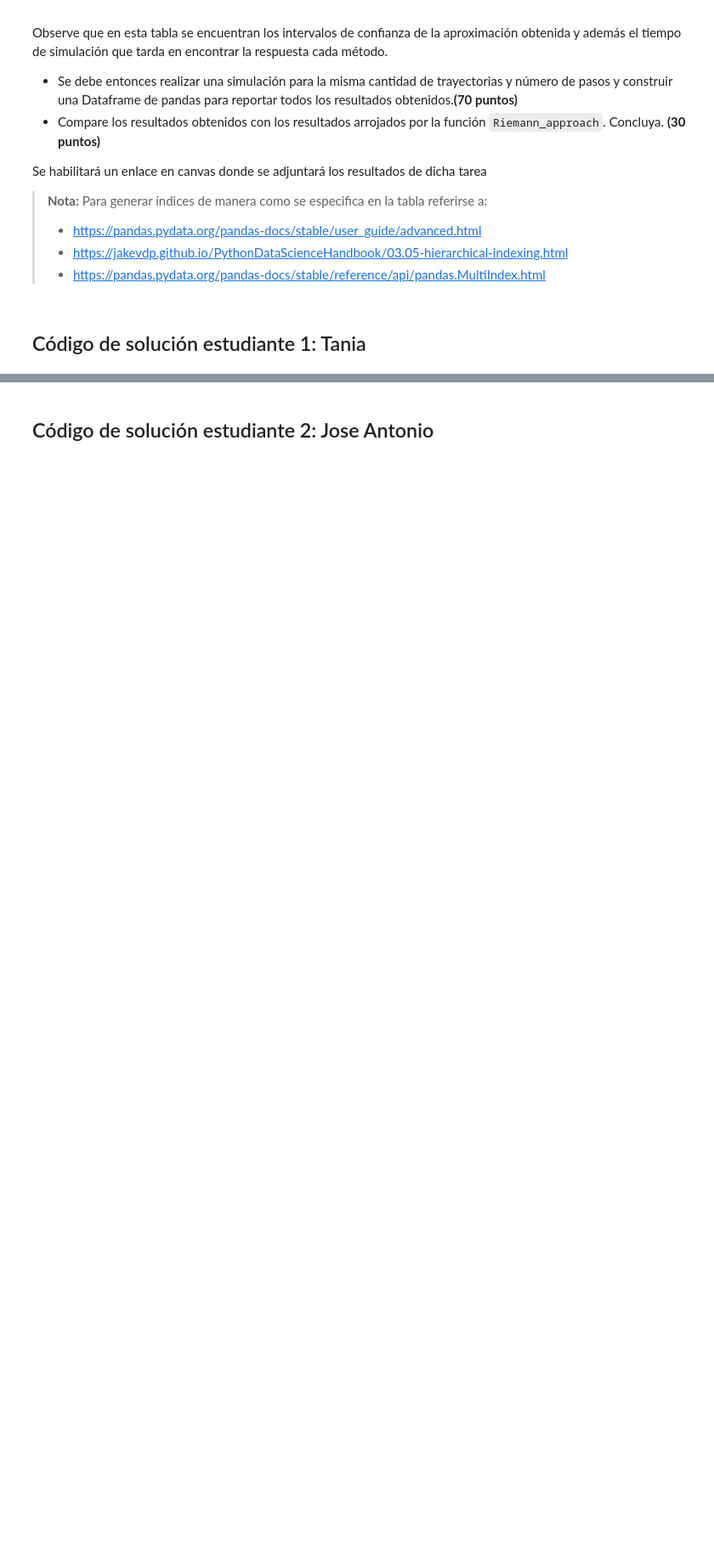
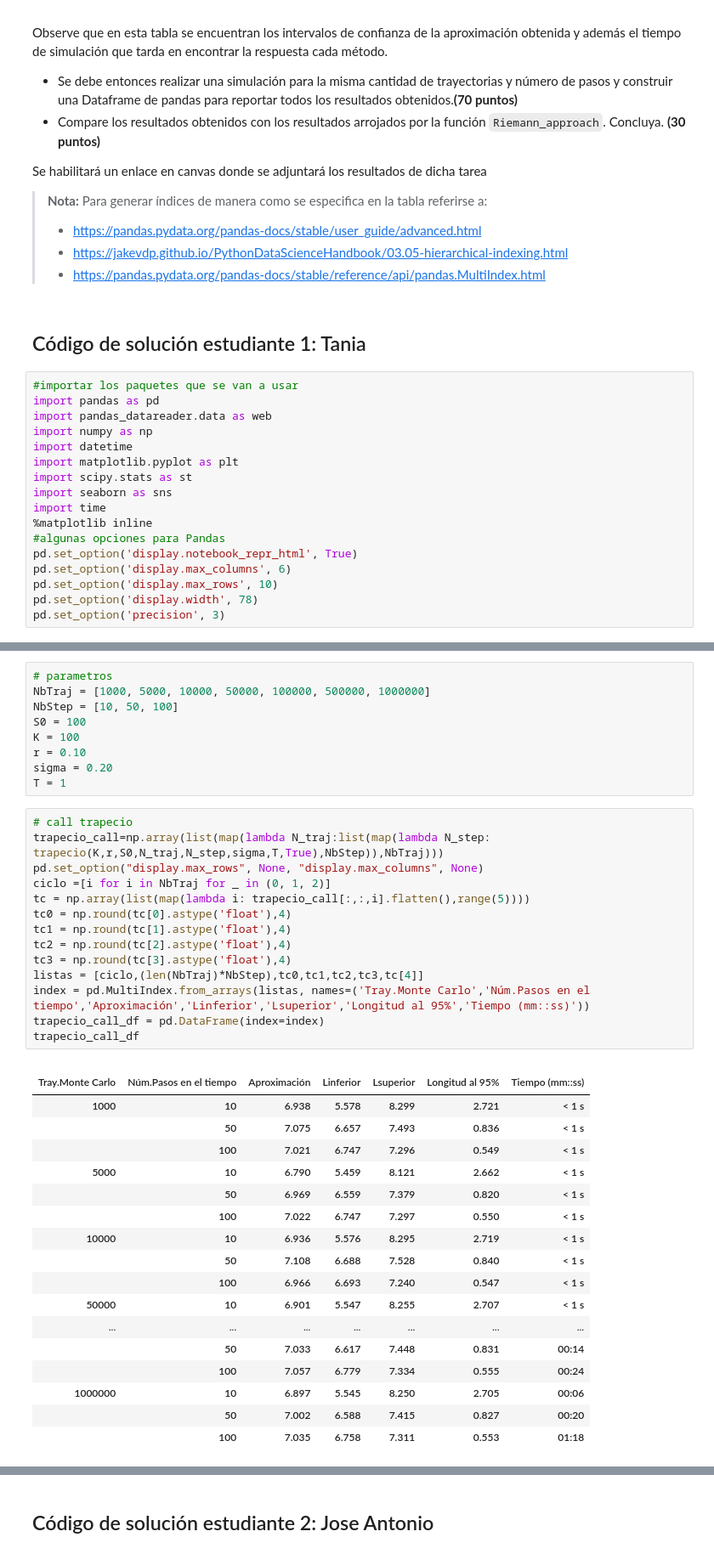
Before and after one commit to SebasGlez2000/Tarea9_TBell_JAContreras, a Jupyter notebook: Tarea9_TBell_JAContreras_SGonzalez.ipynb, the cells around one changed output, grey strips where cells are left out. Shown at 85% size. Saved outputs shown, nothing was run; the diff lists cells and outputs as text; blank space fills up the shorter version.

```diff
--- a/Tarea9_TBell_JAContreras_SGonzalez.ipynb
+++ b/Tarea9_TBell_JAContreras_SGonzalez.ipynb
@@ -32,3 +32,20 @@ Se habilitará un enlace en canvas donde se adjuntará los resultados de dicha t
 > - https://pandas.pydata.org/pandas-docs/stable/reference/api/pandas.MultiIndex.html
 # %% [markdown]
 ## Código de solución estudiante 1: Tania
+# %%
+#importar los paquetes que se van a usar
+import pandas as pd
+import pandas_datareader.data as web
+import numpy as np
+import datetime
+import matplotlib.pyplot as plt
+import scipy.stats as st
+import seaborn as sns
+import time
+%matplotlib inline
+#algunas opciones para Pandas
+pd.set_option('display.notebook_repr_html', True)
+pd.set_option('display.max_columns', 6)
+pd.set_option('display.max_rows', 10)
+pd.set_option('display.width', 78)
+pd.set_option('precision', 3)
@@ -34,0 +154,42 @@ Se habilitará un enlace en canvas donde se adjuntará los resultados de dicha t
+# %%
+# parametros
+NbTraj = [1000, 5000, 10000, 50000, 100000, 500000, 1000000]
+NbStep = [10, 50, 100]
+S0 = 100
+K = 100
+r = 0.10
+sigma = 0.20
+T = 1
+# %%
+# call trapecio
+trapecio_call=np.array(list(map(lambda N_traj:list(map(lambda N_step: trapecio(K,r,S0,N_traj,N_step,sigma,T,True),NbStep)),NbTraj)))
+pd.set_option("display.max_rows", None, "display.max_columns", None)
+ciclo =[i for i in NbTraj for _ in (0, 1, 2)]
+tc = np.array(list(map(lambda i: trapecio_call[:,:,i].flatten(),range(5))))
+tc0 = np.round(tc[0].astype('float'),4)
+tc1 = np.round(tc[1].astype('float'),4)
+tc2 = np.round(tc[2].astype('float'),4)
+tc3 = np.round(tc[3].astype('float'),4)
+listas = [ciclo,(len(NbTraj)*NbStep),tc0,tc1,tc2,tc3,tc[4]]
+index = pd.MultiIndex.from_arrays(listas, names=('Tray.Monte Carlo','Núm.Pasos en el tiempo','Aproximación','Linferior','Lsuperior','Longitud al 95%','Tiempo (mm::ss)'))
+trapecio_call_df = pd.DataFrame(index=index)
+trapecio_call_df
+# %% [output]
+|  |  |  |  |  |  |  |
+| Tray.Monte Carlo | Núm.Pasos en el tiempo | Aproximación | Linferior | Lsuperior | Longitud al 95% | Tiempo (mm::ss) |
+| 1000 | 10 | 6.938 | 5.578 | 8.299 | 2.721 | < 1 s |
+|  | 50 | 7.075 | 6.657 | 7.493 | 0.836 | < 1 s |
+|  | 100 | 7.021 | 6.747 | 7.296 | 0.549 | < 1 s |
+| 5000 | 10 | 6.790 | 5.459 | 8.121 | 2.662 | < 1 s |
+|  | 50 | 6.969 | 6.559 | 7.379 | 0.820 | < 1 s |
+|  | 100 | 7.022 | 6.747 | 7.297 | 0.550 | < 1 s |
+| 10000 | 10 | 6.936 | 5.576 | 8.295 | 2.719 | < 1 s |
+|  | 50 | 7.108 | 6.688 | 7.528 | 0.840 | < 1 s |
+|  | 100 | 6.966 | 6.693 | 7.240 | 0.547 | < 1 s |
+| 50000 | 10 | 6.901 | 5.547 | 8.255 | 2.707 | < 1 s |
+| ... | ... | ... | ... | ... | ... | ... |
+|  | 50 | 7.033 | 6.617 | 7.448 | 0.831 | 00:14 |
+|  | 100 | 7.057 | 6.779 | 7.334 | 0.555 | 00:24 |
+| 1000000 | 10 | 6.897 | 5.545 | 8.250 | 2.705 | 00:06 |
+|  | 50 | 7.002 | 6.588 | 7.415 | 0.827 | 00:20 |
+|  | 100 | 7.035 | 6.758 | 7.311 | 0.553 | 01:18 |
```
Also changed, not shown: parts of 5 cells of this notebook.
